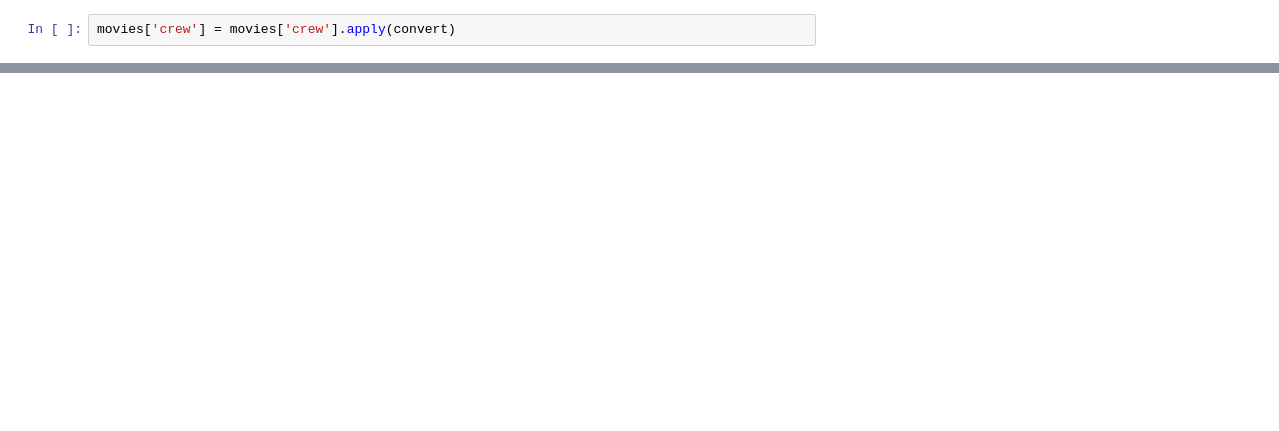
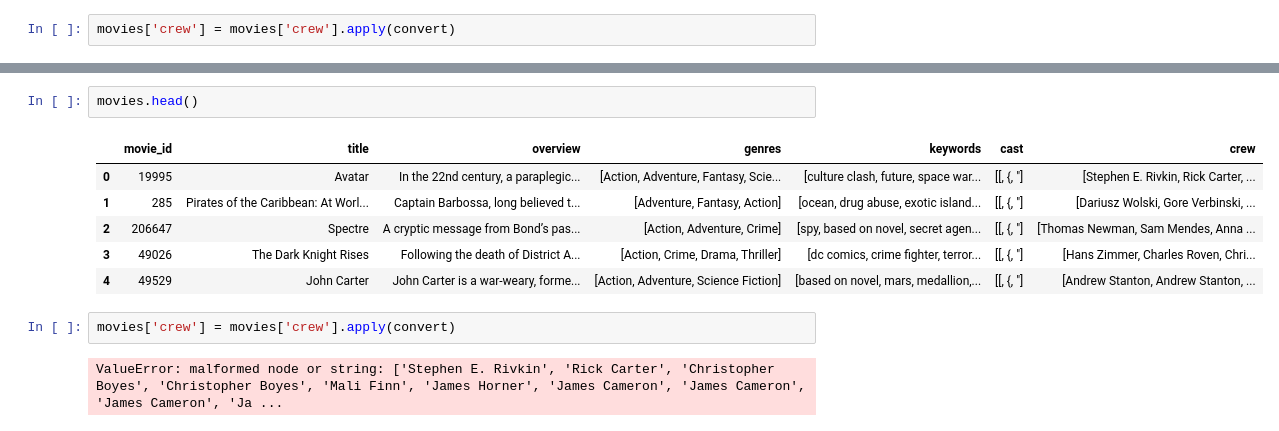
Before and after one commit to ChaturvedyShalini/movie_recommendar_system, a Jupyter notebook: file1.ipynb, the cells around one changed output, grey strips where cells are left out. Cells and saved outputs as stored; diff of their text form; blank space fills up the shorter version.

```diff
--- a/file1.ipynb
+++ b/file1.ipynb
@@ -249,0 +262,13 @@ movies.head()
+# %%
+movies.head()
+# %% [output]
+|  | movie_id | title | overview | genres | keywords | cast | crew |
+| 0 | 19995 | Avatar | In the 22nd century, a paraplegic... | [Action, Adventure, Fantasy, Scie... | [culture clash, future, space war... | [[, {, "] | [Stephen E. Rivkin, Rick Carter, ... |
+| 1 | 285 | Pirates of the Caribbean: At Worl... | Captain Barbossa, long believed t... | [Adventure, Fantasy, Action] | [ocean, drug abuse, exotic island... | [[, {, "] | [Dariusz Wolski, Gore Verbinski, ... |
+| 2 | 206647 | Spectre | A cryptic message from Bond’s pas... | [Action, Adventure, Crime] | [spy, based on novel, secret agen... | [[, {, "] | [Thomas Newman, Sam Mendes, Anna ... |
+| 3 | 49026 | The Dark Knight Rises | Following the death of District A... | [Action, Crime, Drama, Thriller] | [dc comics, crime fighter, terror... | [[, {, "] | [Hans Zimmer, Charles Roven, Chri... |
+| 4 | 49529 | John Carter | John Carter is a war-weary, forme... | [Action, Adventure, Science Fiction] | [based on novel, mars, medallion,... | [[, {, "] | [Andrew Stanton, Andrew Stanton, ... |
+# %%
+movies['crew'] = movies['crew'].apply(convert)
+# %% [output]
+ValueError: malformed node or string: ['Stephen E. Rivkin', 'Rick Carter', 'Christopher Boyes', 'Christopher Boyes', 'Mali Finn', 'James Horner', 'James Cameron', 'James Cameron', 'James Cameron', 'Ja ...
```
Also changed, not shown: parts of 7 cells of this notebook.
